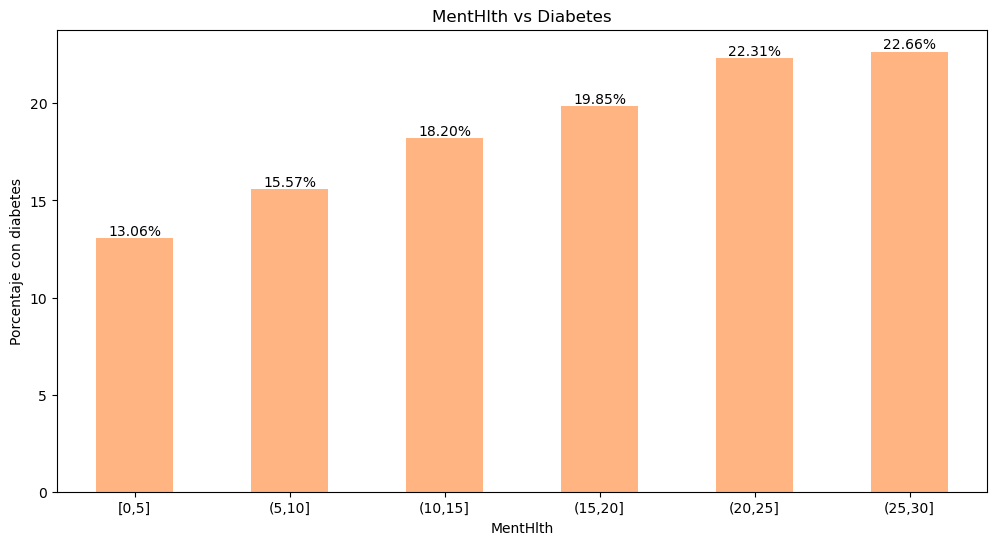
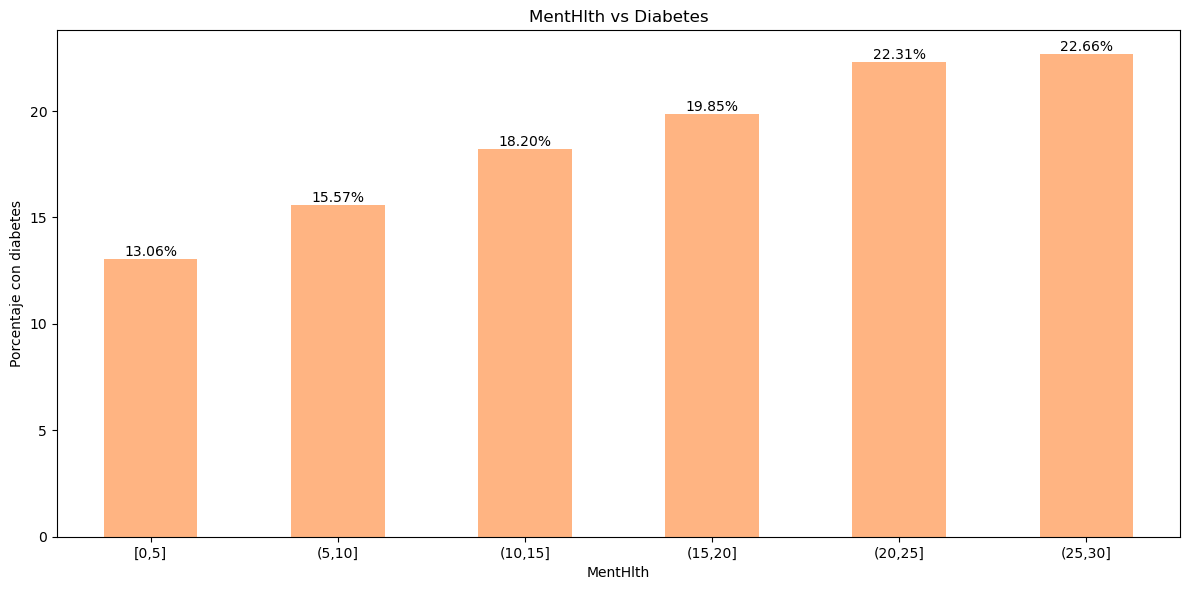
Code edit (unified diff) that turned the first committed figure into the second:
--- before
+++ after
@@ -35,3 +35,4 @@
     plt.ylabel('Porcentaje con diabetes')
     plt.xticks(rotation=0)
+    plt.tight_layout()
     plt.show()

Commit: Update documentation